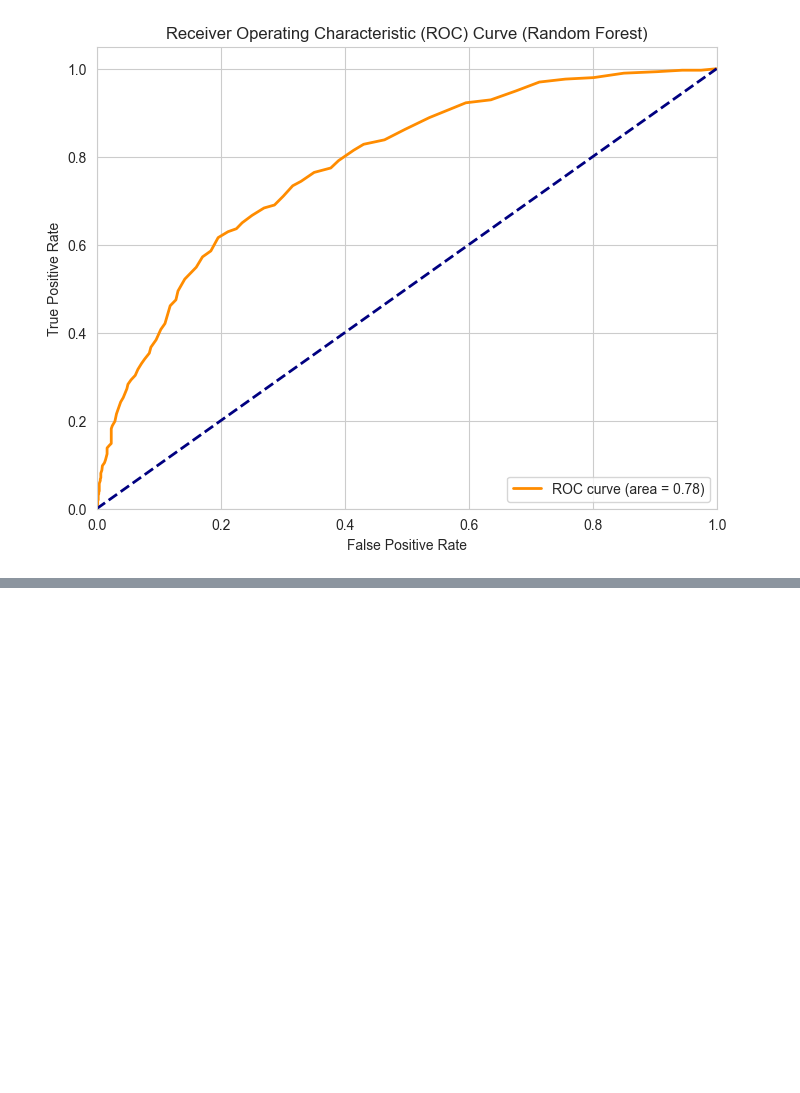
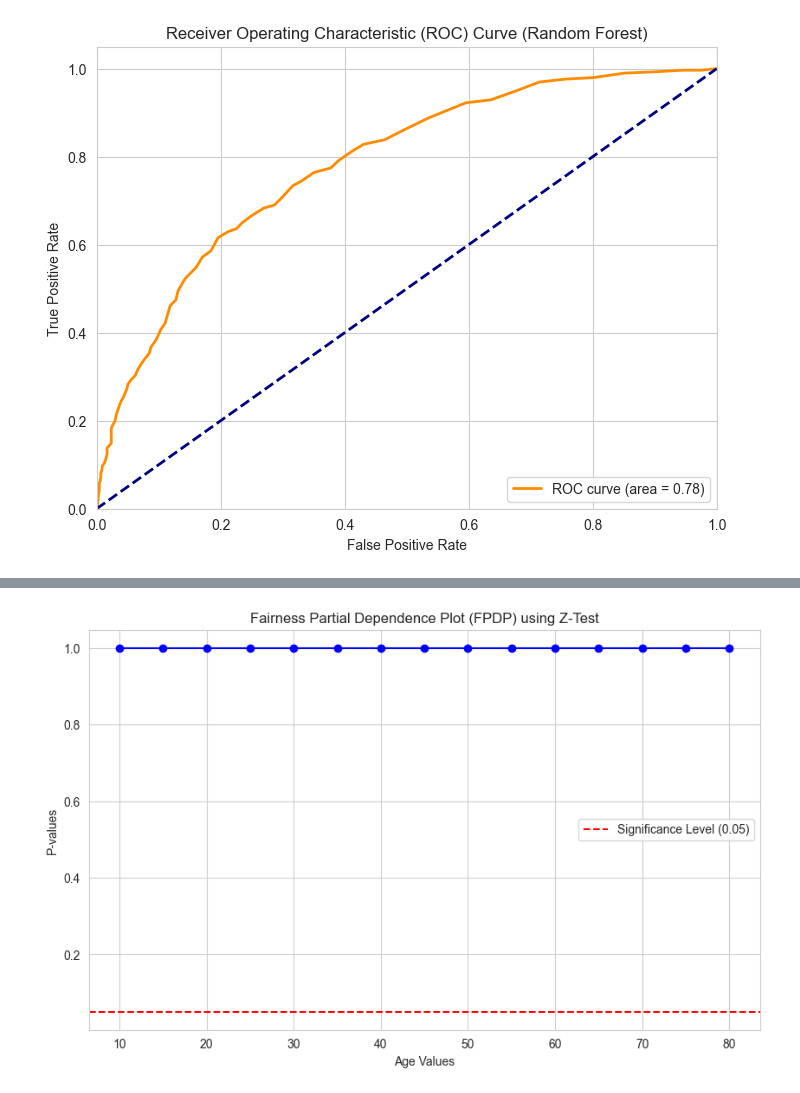
Before and after one commit to Ameya1337/Algorithmic-Fairness-and-Interpretability, a Jupyter notebook: Code/tanmay-pdp.ipynb, the cells around one changed output, grey strips where cells are left out. Cells and saved outputs as stored; diff of their text form; code cells hidden in the pictures; blank space fills up the shorter version.

```diff
--- a/Code/tanmay-pdp.ipynb
+++ b/Code/tanmay-pdp.ipynb
@@ -628,3 +647,50 @@ for value in sensitive_feature_values:
+# %%
+import pandas as pd
+import numpy as np
+from scipy.stats import norm
+import matplotlib.pyplot as plt
+
+# Load the data (assuming you've already loaded it in a DataFrame named 'df')
+# df = pd.read_excel("your_data.xlsx")
+
+# Set age values to test and initialize an empty list for p-values
+age_values = list(range(10, 81, 5))
+p_values = []
+
+# Calculate the overall proportion of 'Pred_default (y_hat)' being 1
+overall_p = df['Pred_default (y_hat)'].mean()
+n = len(df)
+
+# Iterate over the age values to generate the FPDP
+for age in age_values:
+    # Create a copy of the dataframe and set all 'Age' values to the current age value in the iteration
+    df_temp = df.copy()
+    df_temp['Age'] = age
+
+    # Calculate the observed proportion for the modified dataset
+    p_hat = df_temp['Pred_default (y_hat)'].mean()
+
+    # Calculate the z-score
+    z_score = (p_hat - overall_p) / np.sqrt(overall_p * (1 - overall_p) / n)
+
+    # Calculate the p-value for a two-sided test
+    p_value = 2 * norm.sf(abs(z_score))
+
+    # Append the p-value to the list
+    p_values.append(p_value)
+
+# Plotting the Fairness Partial Dependence Plot (FPDP)
+plt.figure(figsize=(10, 6))
+plt.plot(age_values, p_values, marker='o', linestyle='-', color='b')
+plt.xlabel('Age Values')
+plt.ylabel('P-values')
+plt.title('Fairness Partial Dependence Plot (FPDP) using Z-Test')
+plt.axhline(0.05, color='red', linestyle='--', label='Significance Level (0.05)')
+plt.legend()
+plt.grid(True)
+plt.show()
+# %% [output]
+[figure, added]
 # %%
 # Create a copy of df
 df2 = df.copy()
```
Also changed, not shown: parts of 10 cells of this notebook.
